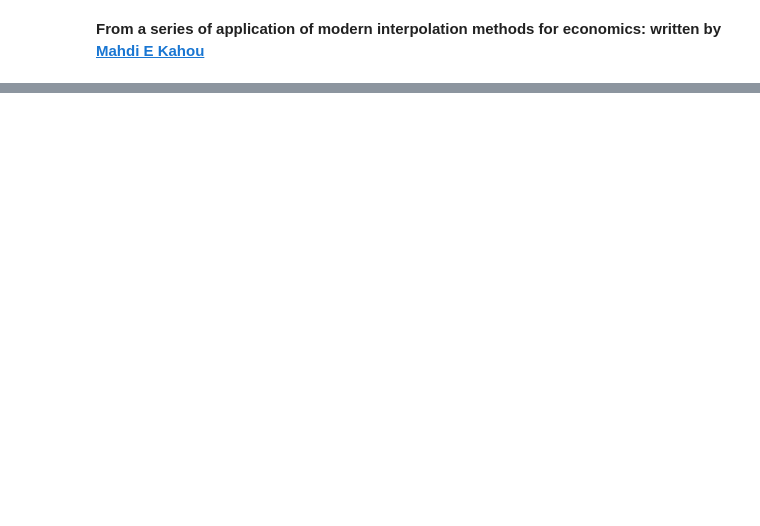
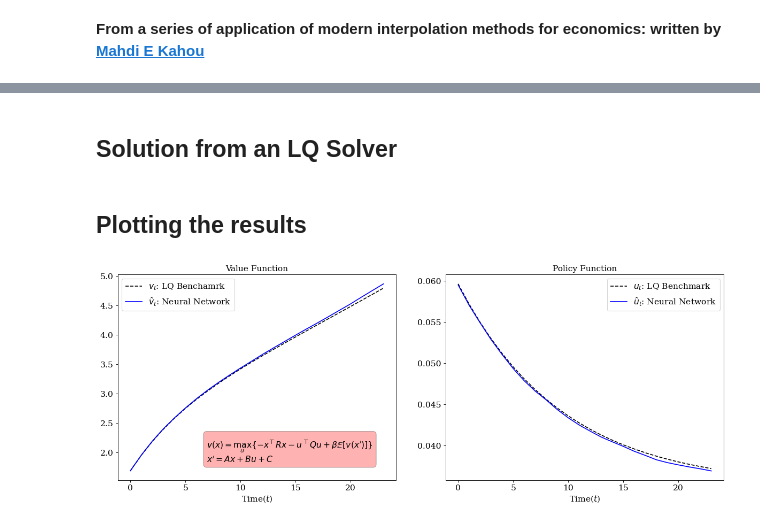
Before and after one commit to Mekahou/Notes, a Jupyter notebook: deep_learning/Linear_Quadratic.ipynb, the cells around one changed output, grey strips where cells are left out. Drawn from its saved outputs; the diff is of its cells as text; code cells hidden in the pictures; blank space fills up the shorter version.

```diff
--- a/deep_learning/Linear_Quadratic.ipynb
+++ b/deep_learning/Linear_Quadratic.ipynb
@@ -234,0 +454,3 @@ We compare $\hat{u}_t$ and $\hat{v}_t$ with the solution obtained from an LQ sol
+# %%
+# Initializing neural network
+v_theta = NN(input_dim = 2, layers= 1, dim_hidden= 512, hidden_activation = nn.ReLU, positivity = True , seed = 123)
@@ -234,0 +489,2 @@ We compare $\hat{u}_t$ and $\hat{v}_t$ with the solution obtained from an LQ sol
+# %% [markdown]
+## Solution from an LQ Solver
@@ -234,0 +533,59 @@ We compare $\hat{u}_t$ and $\hat{v}_t$ with the solution obtained from an LQ sol
+# %%
+v_t, _ , _ , u_t = LQ_theory(y = y_hat_t, Y = Y_t, params = param, time_periods = 24)
+# %% [markdown]
+## Plotting the results
+# %%
+fontsize= 14
+ticksize = 14
+figsize = (10, 8)
+params_fig = {'font.family':'serif',
+    "figure.figsize":figsize,
+    'figure.dpi': 80,
+    'figure.edgecolor': 'k',
+    'font.size': fontsize,
+    'axes.labelsize': fontsize,
+    'axes.titlesize': fontsize,
+    'xtick.labelsize': ticksize,
+    'ytick.labelsize': ticksize
+}
+plt.rcParams.update(params_fig)
+# %%
+import matplotlib.pyplot as plt
+
+fig, axes = plt.subplots(1, 2, figsize=(15, 6))
+
+# Left panel: value functions
+axes[0].plot(v_t, linestyle="--", color= "k" , label= r"$v_t$: LQ Benchamrk")
+axes[0].plot(v_hat_t, color = "b", label=r"$\hat{v}_t$: Neural Network")
+axes[0].set_title("Value Function")
+
+axes[0].text(
+    0.32, 0.2,
+    r"$v(x) = \max_{u}\{ -x^\top R x - u^\top Q u + \beta \mathbb{E}[v(x')] \}$"
+    "\n"
+    r"$x' = A x + B u + C$",
+    transform=axes[0].transAxes,
+    fontsize=14,
+    verticalalignment="top",
+    bbox=dict(
+        boxstyle="round,pad=0.4",
+        facecolor="red",
+        edgecolor="black",
+        alpha=0.3
+    )
+)
+
+axes[0].set_xlabel("Time($t$)")
+axes[0].legend()
+
+# Right panel: policies
+axes[1].plot(u_t, color = "k", linestyle = "--", label=r"$u_t$: LQ Benchmark")
+axes[1].plot(u_hat_t, color = "b",  label=r"$\hat{u}_t$: Neural Network")
+axes[1].set_xlabel("Time($t$)")
+axes[1].set_title("Policy Function")
+axes[1].legend()
+
+plt.tight_layout()
+plt.show()
+# %% [output]
+[figure, added]
```
Also changed, not shown: parts of 31 cells of this notebook.
